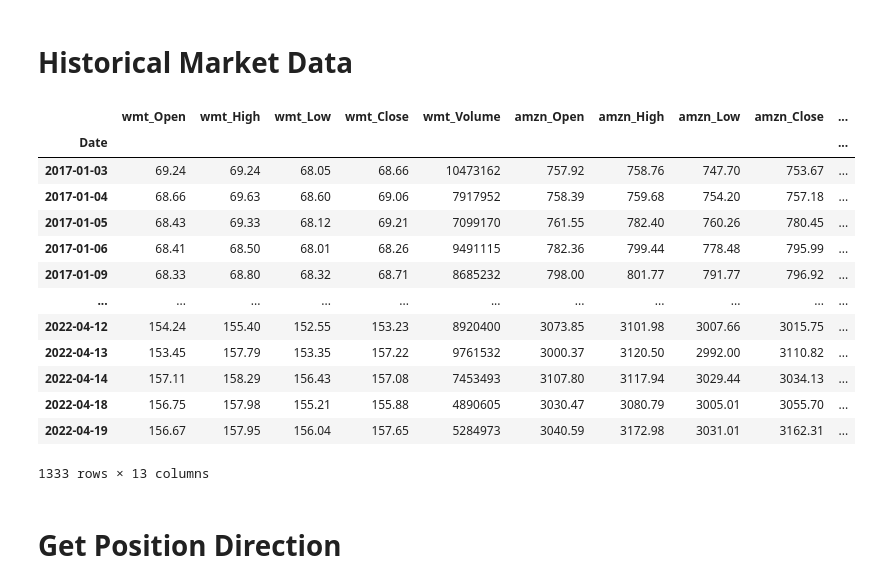
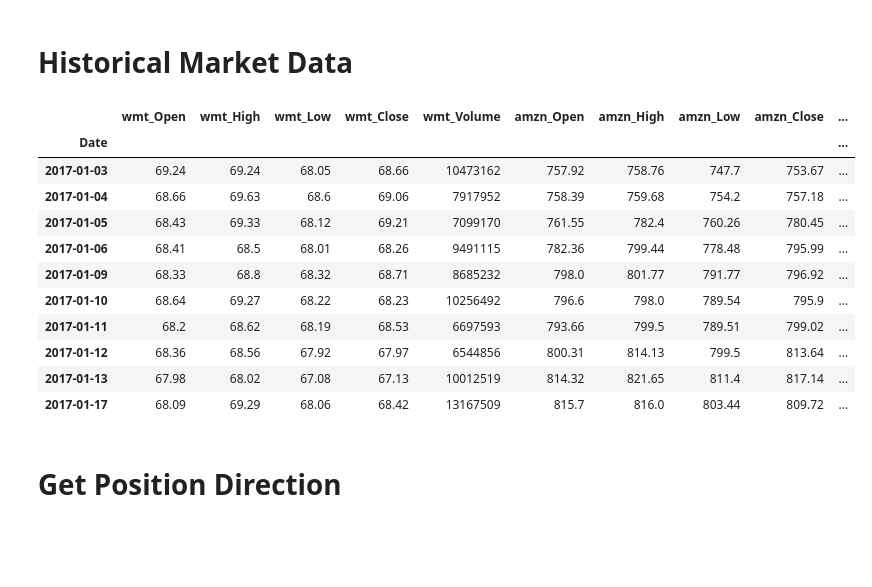
Before and after one commit to GOLD-BRIC/interactive_trader, a Jupyter notebook: sandbox/AlgoTrading.ipynb, the cells around one changed output. Cells and saved outputs as stored; diff of their text form; code cells hidden in the pictures; blank space fills up the shorter version.

```diff
--- a/sandbox/AlgoTrading.ipynb
+++ b/sandbox/AlgoTrading.ipynb
@@ -20,26 +20,24 @@ blotter = pd.DataFrame(
 # %%
 file_path = os.getenv("ITA_DATA_PATH")
 hist = pd.read_csv(f'{file_path}\data.csv', parse_dates=True, index_col='Date')
 hist = hist.iloc[::-1]
 hist['log_ret_AMZN'] = np.log(hist['amzn_Close']) - np.log(hist['amzn_Close'].shift(1))
 hist['log_ret_WMT'] = np.log(hist['wmt_Close']) - np.log(hist['wmt_Close'].shift(1))
 hist['corr_coef'] = hist['amzn_Close'].rolling(PERIOD).corr(hist['wmt_Close'])
-hist
+hist.head(10)
 # %% [output]
 |  | wmt_Open | wmt_High | wmt_Low | wmt_Close | wmt_Volume | amzn_Open | amzn_High | amzn_Low | amzn_Close | ... |
 | Date |  |  |  |  |  |  |  |  |  | ... |
-| 2017-01-03 | 69.24 | 69.24 | 68.05 | 68.66 | 10473162 | 757.92 | 758.76 | 747.70 | 753.67 | ... |
-| 2017-01-04 | 68.66 | 69.63 | 68.60 | 69.06 | 7917952 | 758.39 | 759.68 | 754.20 | 757.18 | ... |
-| 2017-01-05 | 68.43 | 69.33 | 68.12 | 69.21 | 7099170 | 761.55 | 782.40 | 760.26 | 780.45 | ... |
-| 2017-01-06 | 68.41 | 68.50 | 68.01 | 68.26 | 9491115 | 782.36 | 799.44 | 778.48 | 795.99 | ... |
-| 2017-01-09 | 68.33 | 68.80 | 68.32 | 68.71 | 8685232 | 798.00 | 801.77 | 791.77 | 796.92 | ... |
-| ... | ... | ... | ... | ... | ... | ... | ... | ... | ... | ... |
-| 2022-04-12 | 154.24 | 155.40 | 152.55 | 153.23 | 8920400 | 3073.85 | 3101.98 | 3007.66 | 3015.75 | ... |
-| 2022-04-13 | 153.45 | 157.79 | 153.35 | 157.22 | 9761532 | 3000.37 | 3120.50 | 2992.00 | 3110.82 | ... |
-| 2022-04-14 | 157.11 | 158.29 | 156.43 | 157.08 | 7453493 | 3107.80 | 3117.94 | 3029.44 | 3034.13 | ... |
-| 2022-04-18 | 156.75 | 157.98 | 155.21 | 155.88 | 4890605 | 3030.47 | 3080.79 | 3005.01 | 3055.70 | ... |
-| 2022-04-19 | 156.67 | 157.95 | 156.04 | 157.65 | 5284973 | 3040.59 | 3172.98 | 3031.01 | 3162.31 | ... |
+| 2017-01-03 | 69.24 | 69.24 | 68.05 | 68.66 | 10473162 | 757.92 | 758.76 | 747.7 | 753.67 | ... |
+| 2017-01-04 | 68.66 | 69.63 | 68.6 | 69.06 | 7917952 | 758.39 | 759.68 | 754.2 | 757.18 | ... |
+| 2017-01-05 | 68.43 | 69.33 | 68.12 | 69.21 | 7099170 | 761.55 | 782.4 | 760.26 | 780.45 | ... |
+| 2017-01-06 | 68.41 | 68.5 | 68.01 | 68.26 | 9491115 | 782.36 | 799.44 | 778.48 | 795.99 | ... |
+| 2017-01-09 | 68.33 | 68.8 | 68.32 | 68.71 | 8685232 | 798.0 | 801.77 | 791.77 | 796.92 | ... |
+| 2017-01-10 | 68.64 | 69.27 | 68.22 | 68.23 | 10256492 | 796.6 | 798.0 | 789.54 | 795.9 | ... |
+| 2017-01-11 | 68.2 | 68.62 | 68.19 | 68.53 | 6697593 | 793.66 | 799.5 | 789.51 | 799.02 | ... |
+| 2017-01-12 | 68.36 | 68.56 | 67.92 | 67.97 | 6544856 | 800.31 | 814.13 | 799.5 | 813.64 | ... |
+| 2017-01-13 | 67.98 | 68.02 | 67.08 | 67.13 | 10012519 | 814.32 | 821.65 | 811.4 | 817.14 | ... |
+| 2017-01-17 | 68.09 | 69.29 | 68.06 | 68.42 | 13167509 | 815.7 | 816.0 | 803.44 | 809.72 | ... |
-1333 rows × 13 columns
 # %% [markdown]
 # Get Position Direction
 # %%
```
Also changed, not shown: parts of 1 cell of this notebook.
